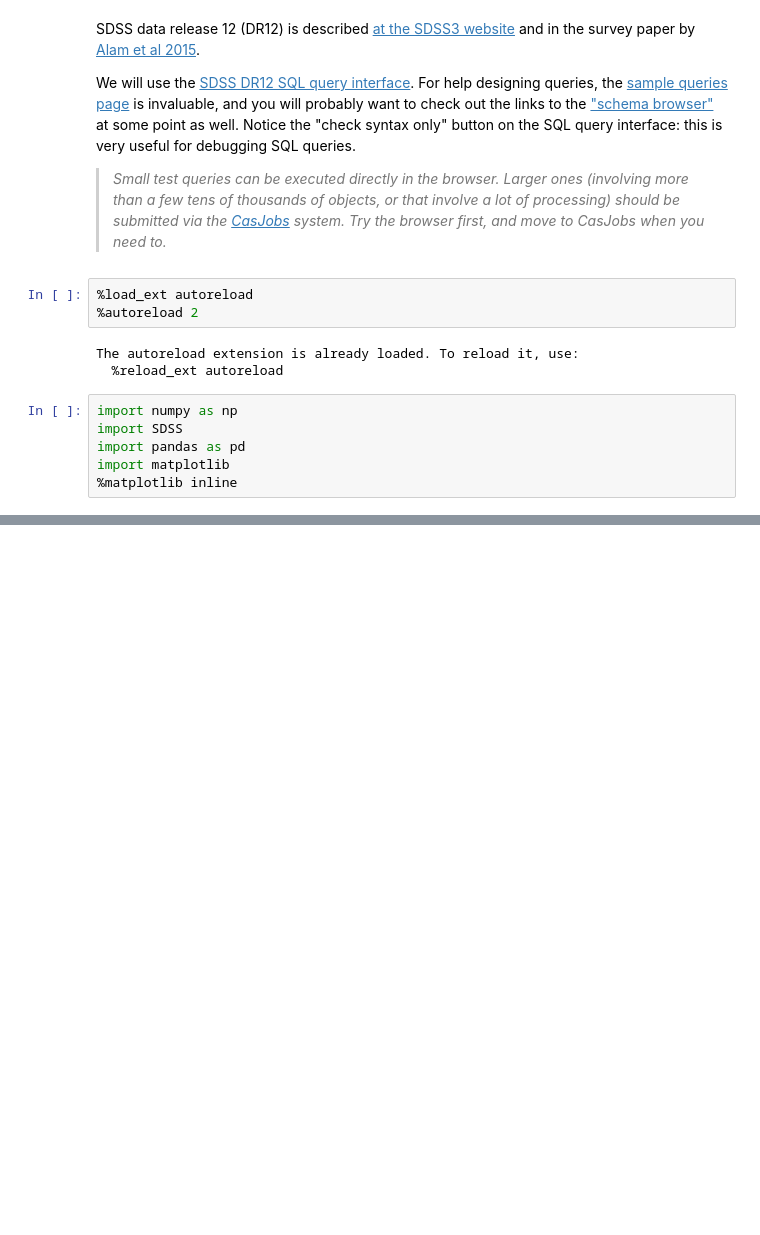
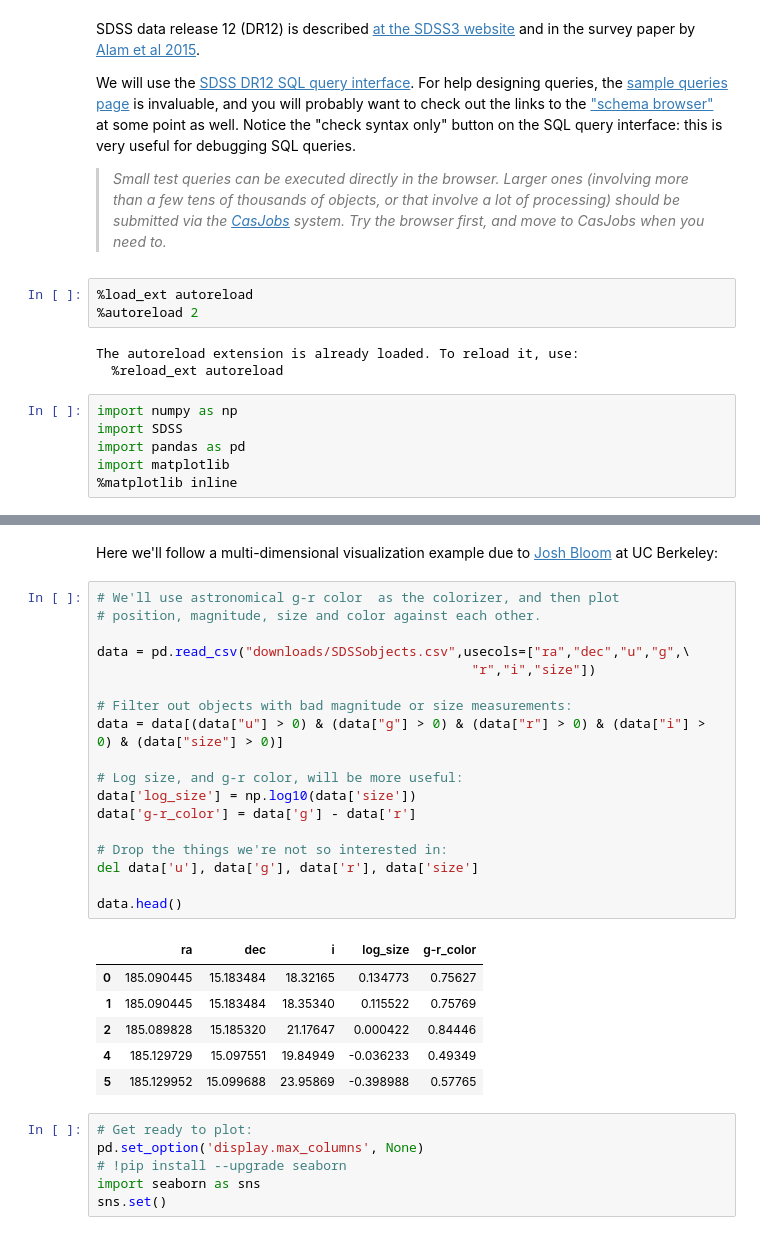
Before and after one commit to KIPAC/StatisticalMethods, a Jupyter notebook: examples/SDSScatalog/FirstLook.ipynb, the cells around one changed output, grey strips where cells are left out. Cells and saved outputs as stored; diff of their text form; blank space fills up the shorter version.

```diff
--- a/examples/SDSScatalog/FirstLook.ipynb
+++ b/examples/SDSScatalog/FirstLook.ipynb
@@ -77,0 +91,33 @@ This is, in general, difficult.
+# %% [markdown]
+Here we'll follow a multi-dimensional visualization example due to [Josh Bloom](http://joshbloom.wix.com/homepage) at UC Berkeley:
+# %%
+# We'll use astronomical g-r color  as the colorizer, and then plot
+# position, magnitude, size and color against each other.
+
+data = pd.read_csv("downloads/SDSSobjects.csv",usecols=["ra","dec","u","g",\
+                                                "r","i","size"])
+
+# Filter out objects with bad magnitude or size measurements:
+data = data[(data["u"] > 0) & (data["g"] > 0) & (data["r"] > 0) & (data["i"] > 0) & (data["size"] > 0)]
+
+# Log size, and g-r color, will be more useful:
+data['log_size'] = np.log10(data['size'])
+data['g-r_color'] = data['g'] - data['r']
+
+# Drop the things we're not so interested in:
+del data['u'], data['g'], data['r'], data['size']
+
+data.head()
+# %% [output]
+|  | ra | dec | i | log_size | g-r_color |
+| 0 | 185.090445 | 15.183484 | 18.32165 | 0.134773 | 0.75627 |
+| 1 | 185.090445 | 15.183484 | 18.35340 | 0.115522 | 0.75769 |
+| 2 | 185.089828 | 15.185320 | 21.17647 | 0.000422 | 0.84446 |
+| 4 | 185.129729 | 15.097551 | 19.84949 | -0.036233 | 0.49349 |
+| 5 | 185.129952 | 15.099688 | 23.95869 | -0.398988 | 0.57765 |
+# %%
+# Get ready to plot:
+pd.set_option('display.max_columns', None)
+# !pip install --upgrade seaborn
+import seaborn as sns
+sns.set()
```
Also changed, not shown: parts of 10 cells of this notebook.
